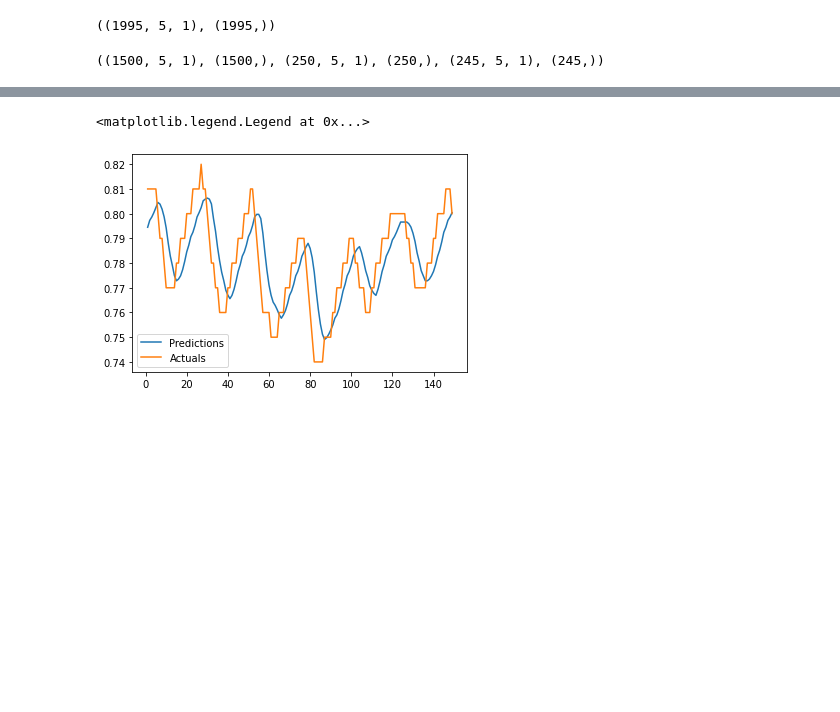
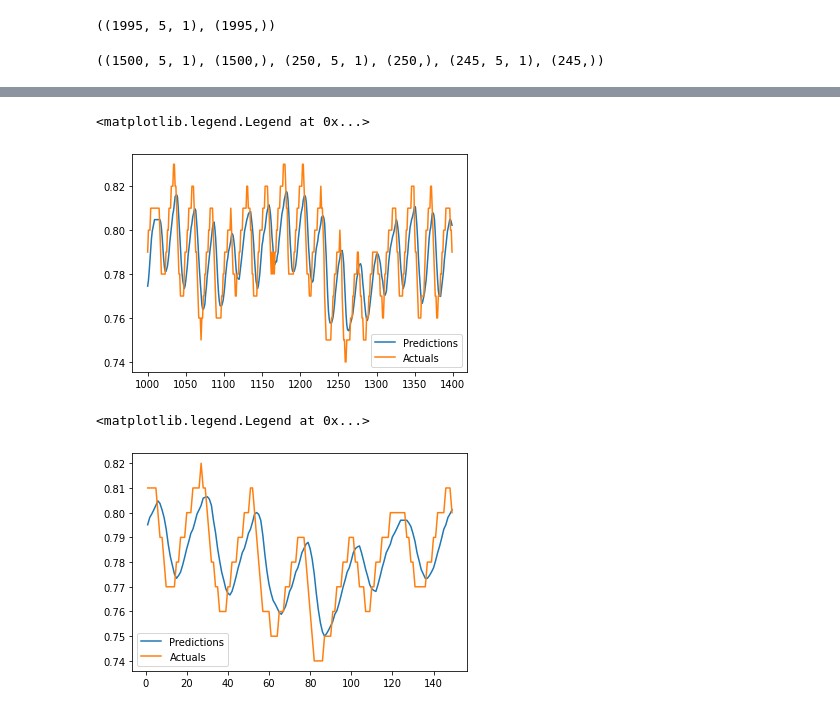
Before and after one commit to 020/020.github.io, a Jupyter notebook: Beds_Occupancy_LSTM_TS_exp_2.ipynb, the cells around one changed output, grey strips where cells are left out. Saved outputs shown, nothing was run; the diff lists cells and outputs as text; code cells hidden in the pictures; blank space fills up the shorter version.

```diff
--- a/Beds_Occupancy_LSTM_TS_exp_2.ipynb
+++ b/Beds_Occupancy_LSTM_TS_exp_2.ipynb
@@ -161,3 +169,11 @@ train_results
+# %%
+import matplotlib.pyplot as plt
+plt.plot(train_results['Train Predictions'][1000:1400], label='Predictions')
+plt.plot(train_results['Actuals'][1000:1400], label='Actuals')
+plt.legend()
+# %% [output]
+<matplotlib.legend.Legend at 0x...>
+[figure, added]
 # %%
 import matplotlib.pyplot as plt
 plt.plot(train_results['Train Predictions'][1:150], label='Predictions')
```
Also changed, not shown: parts of 8 cells of this notebook.
